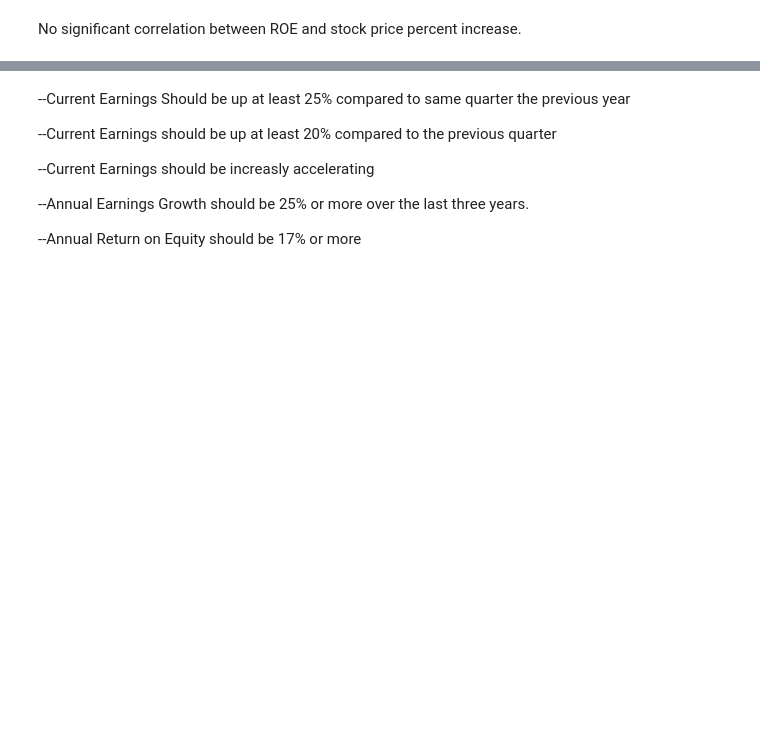
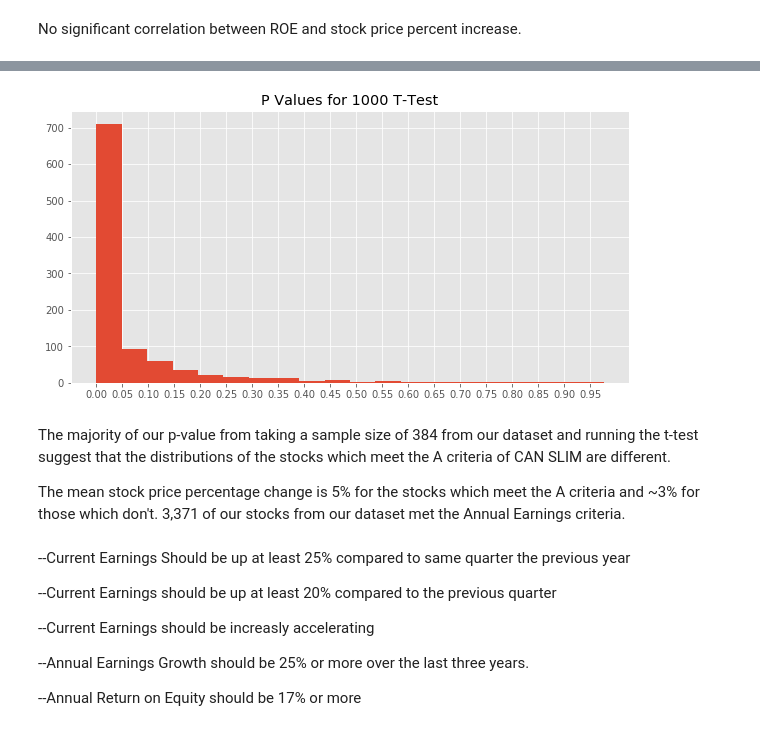
Before and after one commit to anorum/canslim, a Jupyter notebook: CAN SLIM.ipynb, the cells around one changed output, grey strips where cells are left out. Cells and saved outputs as stored; diff of their text form; code cells hidden in the pictures; blank space fills up the shorter version.

```diff
--- a/CAN SLIM.ipynb
+++ b/CAN SLIM.ipynb
@@ -628,3 +664,19 @@ No significant correlation between ROE and stock price percent increase.
+# %%
+p_val = []
+for r in range(1000):
+    t, p = stats.ttest_ind(stocks[A_filter == False]['Pricep target'].dropna().sample(384,random_state=r),stocks[A_filter]['Pricep target'].dropna(), equal_var=False)
+    p_val.append(p)
+fig = plt.figure(figsize=(10,5))
+plt.hist(p_val,bins=20)
+plt.xticks(np.arange(0,1,.05))
+plt.title('P Values for 1000 T-Test (Sample size 384)')
+plt.show()
+# %% [output]
+[figure, added]
+# %% [markdown]
+The majority of our p-value from taking a sample size of 384 from our dataset and running the t-test suggest that the distributions of the stocks which meet the A criteria of CAN SLIM are different.
+
+The mean stock price percentage change is 5% for the stocks which meet the A criteria and ~3% for those which don't. 3,371 of our stocks from our dataset met the Annual Earnings criteria.
 # %% [markdown]
 --Current Earnings Should be up at least 25% compared to same quarter the previous year
 
```
Also changed, not shown: parts of 20 cells of this notebook, 1 other file.
